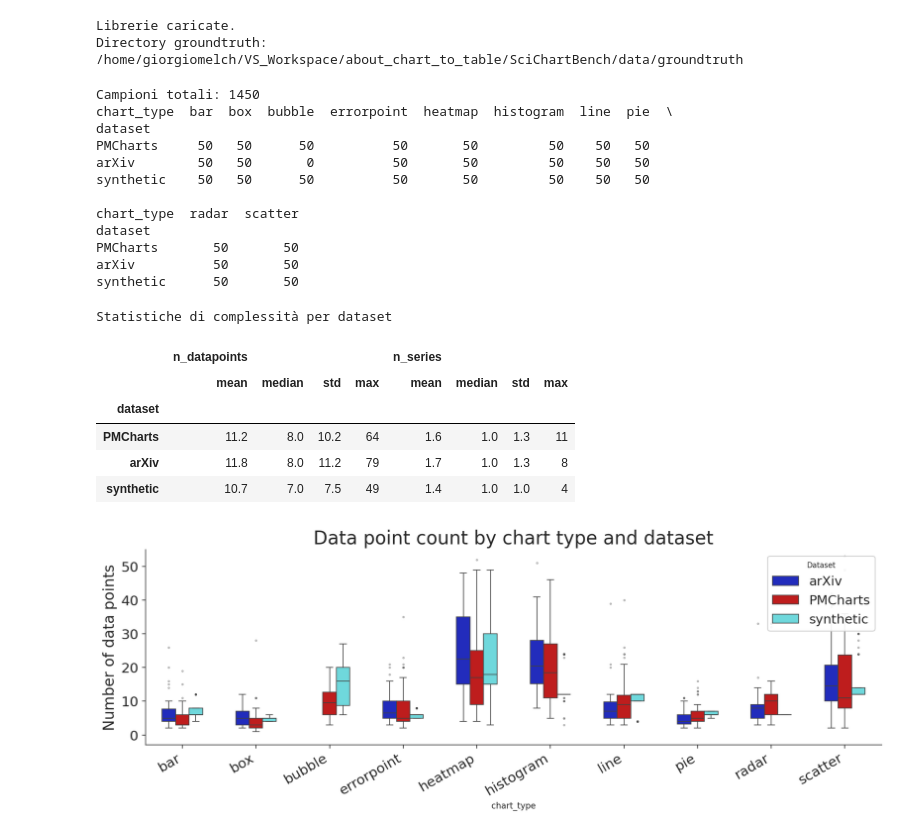
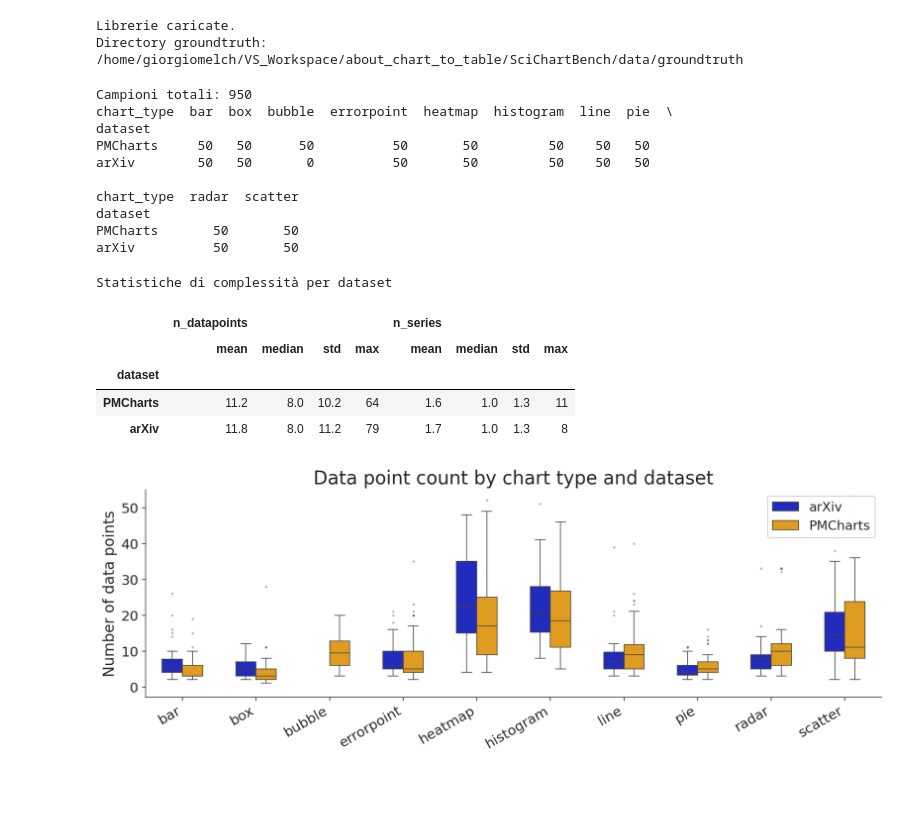
Before and after one commit to giorgiomelch/about_chart_to_table, a Jupyter notebook: SciChartBench/notebooks/dataset_analysis.ipynb, the cells around one changed output. Cells and saved outputs as stored; diff of their text form; code cells hidden in the pictures; blank space fills up the shorter version.

```diff
--- a/SciChartBench/notebooks/dataset_analysis.ipynb
+++ b/SciChartBench/notebooks/dataset_analysis.ipynb
@@ -15,8 +15,7 @@ from matplotlib.patches import Patch
 sns.set_style("ticks")
 
 # ColorBrewer Dark2: distinguishable, color-blind friendly
-PALETTE = {"arXiv": "#0816D6", "PMCharts": "#D90202", "synthetic":
-            "#5DE9EE"}
+PALETTE = {"arXiv": "#0816D6", "PMCharts": "#FFA600"}
 
 plt.rcParams.update({
     "figure.dpi": 150,
@@ -44,7 +43,7 @@ plt.rcParams.update({
 })
 
 GROUNDTRUTH_DIR = Path("../data/groundtruth")
-DATASETS = ["arXiv", "PMCharts", "synthetic"]
+DATASETS = ["arXiv", "PMCharts"]
 
 print("Librerie caricate.")
 print(f"Directory groundtruth: {GROUNDTRUTH_DIR.resolve()}")
@@ -98,18 +97,16 @@ df = pd.DataFrame(records)
 print(f"Campioni totali: {len(df)}")
 print(df.groupby(["dataset", "chart_type"]).size().unstack(fill_value=0))
 # %% [output]
-Campioni totali: 1450
+Campioni totali: 950
 chart_type  bar  box  bubble  errorpoint  heatmap  histogram  line  pie  \
 dataset
 PMCharts     50   50      50          50       50         50    50   50
 arXiv        50   50       0          50       50         50    50   50
-synthetic    50   50      50          50       50         50    50   50
 
 chart_type  radar  scatter
 dataset
 PMCharts       50       50
 arXiv          50       50
-synthetic      50       50
 # %%
 stats = (df.groupby("dataset")[["n_datapoints", "n_series"]]
            .agg(["mean", "median", "std", "max"])
@@ -123,27 +120,27 @@ Statistiche di complessità per dataset
 | dataset |  |  |  |  |  |  |  |  |
 | PMCharts | 11.2 | 8.0 | 10.2 | 64 | 1.6 | 1.0 | 1.3 | 11 |
 | arXiv | 11.8 | 8.0 | 11.2 | 79 | 1.7 | 1.0 | 1.3 | 8 |
-| synthetic | 10.7 | 7.0 | 7.5 | 49 | 1.4 | 1.0 | 1.0 | 4 |
 # %%
 ct_order = sorted(df["chart_type"].unique())
 fig, ax = plt.subplots(figsize=(12, 4.5))
 sns.boxplot(
     data=df, x="chart_type", y="n_datapoints", hue="dataset",
     order=ct_order, hue_order=DATASETS, palette=PALETTE,
     width=0.55, linewidth=0.8,
     flierprops=dict(marker=".", markersize=3, alpha=0.4),
     ax=ax,
 )
+ax.set_xlabel(None)
 ax.set_xticks(range(len(ct_order)))
 ax.set_xticklabels(ct_order, rotation=30, ha="right", fontsize=15)
 ax.tick_params(axis='y', labelsize=15)
 ax.set_ylabel("Number of data points", fontsize=16)
 ax.set_title("Data point count by chart type and dataset", fontsize=20)
-ax.legend(title="Dataset", title_fontsize=8, loc="upper right", fontsize=14)
+ax.legend(title_fontsize=8, loc="upper right", fontsize=14)
 ax.set_ylim(top=55)
 sns.despine(ax=ax)
 plt.tight_layout()
 plt.savefig("../outputs/fig4_datapoints_by_type.png", bbox_inches="tight")
 plt.show()
 # %% [output]
-[figure, old version]
+[figure, new version]
```
Also changed, not shown: 1 other file.
